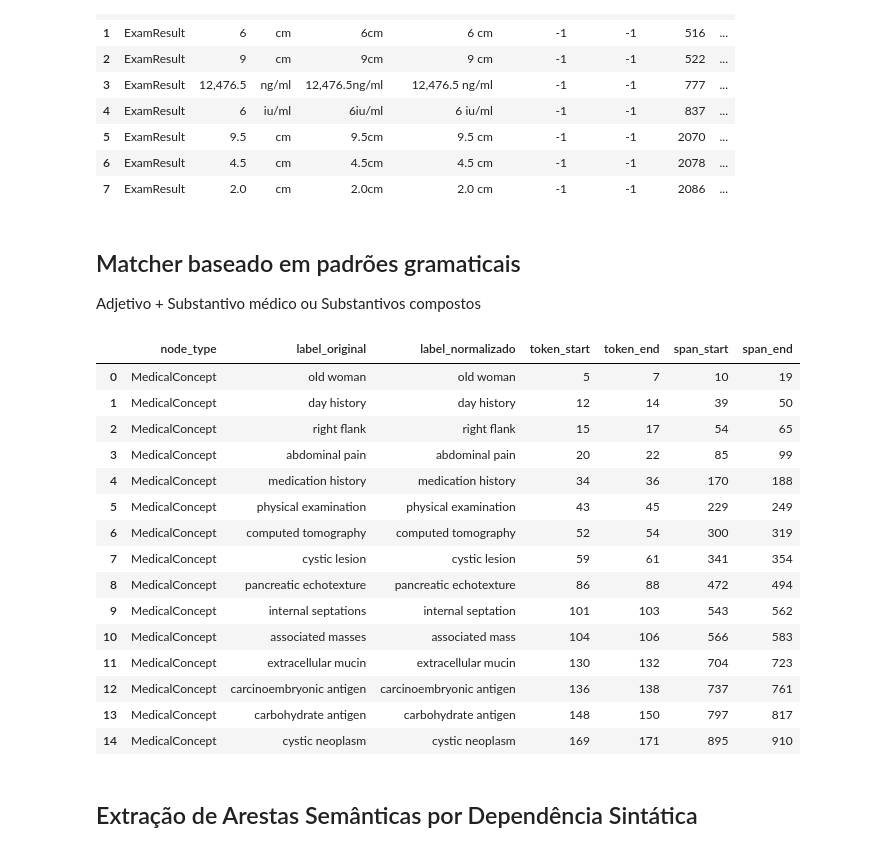
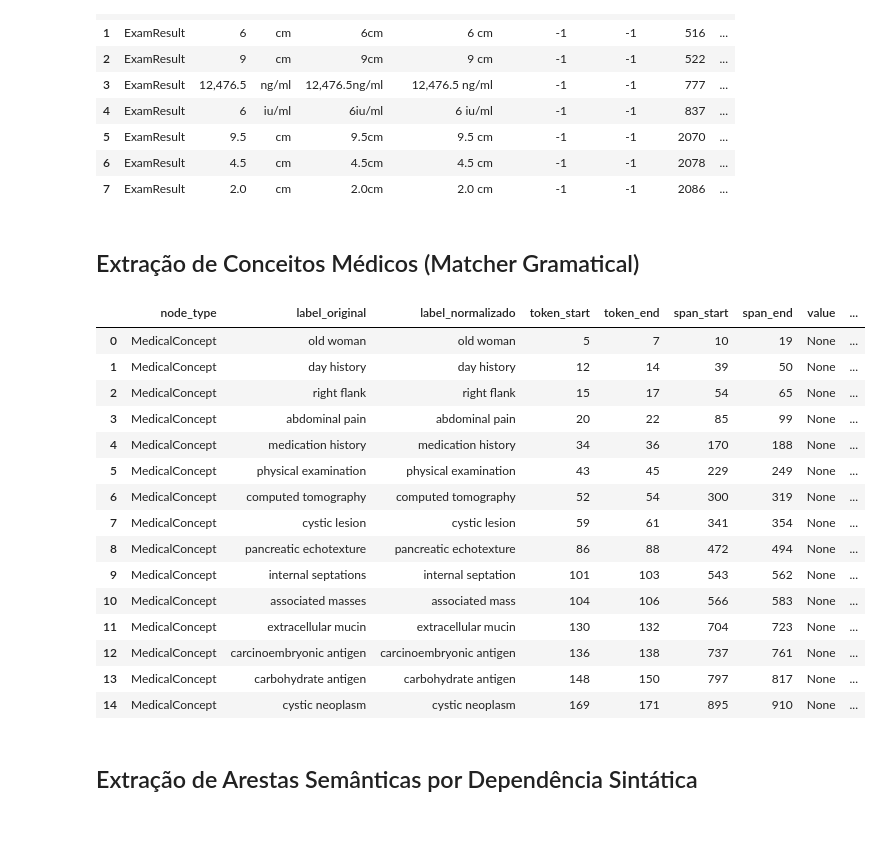
Before and after one commit to jpfrare/MC896-NLP, a Jupyter notebook: project1/pipelines/notebooks/processing.ipynb, the cells around one changed output. Saved outputs shown, nothing was run; the diff lists cells and outputs as text; code cells hidden in the pictures.

```diff
--- a/project1/pipelines/notebooks/processing.ipynb
+++ b/project1/pipelines/notebooks/processing.ipynb
@@ -7,6 +7,16 @@ import re
 from pathlib import Path
 from spacy.matcher import Matcher
 
+# Carregamento direto dos arquivos
 ROOT = Path('../../data/raw')
-data = ROOT / 'cases.csv'
-metadata = ROOT / 'metadata.csv'
+data = pd.read_csv(ROOT / 'cases.csv')
+metadata = pd.read_csv(ROOT / 'metadata.csv')
+
+# Merge e seleção do primeiro texto clínico
+full_data = pd.merge(data, metadata)
+full_data = full_data[['case_text', 'gender', 'case_id', 'major_mesh_terms', 'mesh_terms']]
+text = full_data['case_text'][0]
+
+# Inicialização do spaCy
+nlp = spacy.load('en_core_web_sm')
+processed_text = nlp(text)
@@ -110,49 +55,46 @@ Resultados de Exames Extraídos:
 | 6 | ExamResult | 4.5 | cm | 4.5cm | 4.5 cm | -1 | -1 | 2078 | ... |
 | 7 | ExamResult | 2.0 | cm | 2.0cm | 2.0 cm | -1 | -1 | 2086 | ... |
 # %% [markdown]
-## Matcher baseado em padrões gramaticais
-Adjetivo + Substantivo médico ou Substantivos compostos
+## Extração de Conceitos Médicos (Matcher Gramatical)
 # %%
 matcher = Matcher(nlp.vocab)
-
 pattern_clinical = [{"POS": {"IN": ["ADJ", "NOUN"]}}, {"POS": "NOUN"}]
 matcher.add("CLINICAL_TERM", [pattern_clinical])
 
-matches = matcher(processed_text)
-extracted_entities = []
-
-for match_id, start, end in matches:
-    span = processed_text[start:end]
-    extracted_entities.append({
+extracted_entities = [
+    {
         'node_type': 'MedicalConcept',
-        'label_original': span.text,
-        'label_normalizado': span.lemma_, # Lematização para unificar plural/singular
+        'label_original': processed_text[start:end].text,
+        'label_normalizado': processed_text[start:end].lemma_,
         'token_start': start,
         'token_end': end,
-        'span_start': span.start_char,
-        'span_end': span.end_char
-    })
+        'span_start': processed_text[start:end].start_char,
+        'span_end': processed_text[start:end].end_char,
+        'value': None,
+        'unit': None
+    }
+    for _, start, end in matcher(processed_text)
+]
 
 nodes_df = pd.DataFrame(extracted_entities).drop_duplicates(subset=['label_normalizado']).reset_index(drop=True)
-
 display(nodes_df.head(15))
 # %% [output]
-|  | node_type | label_original | label_normalizado | token_start | token_end | span_start | span_end |
-| 0 | MedicalConcept | old woman | old woman | 5 | 7 | 10 | 19 |
-| 1 | MedicalConcept | day history | day history | 12 | 14 | 39 | 50 |
-| 2 | MedicalConcept | right flank | right flank | 15 | 17 | 54 | 65 |
-| 3 | MedicalConcept | abdominal pain | abdominal pain | 20 | 22 | 85 | 99 |
-| 4 | MedicalConcept | medication history | medication history | 34 | 36 | 170 | 188 |
-| 5 | MedicalConcept | physical examination | physical examination | 43 | 45 | 229 | 249 |
-| 6 | MedicalConcept | computed tomography | computed tomography | 52 | 54 | 300 | 319 |
-| 7 | MedicalConcept | cystic lesion | cystic lesion | 59 | 61 | 341 | 354 |
-| 8 | MedicalConcept | pancreatic echotexture | pancreatic echotexture | 86 | 88 | 472 | 494 |
-| 9 | MedicalConcept | internal septations | internal septation | 101 | 103 | 543 | 562 |
-| 10 | MedicalConcept | associated masses | associated mass | 104 | 106 | 566 | 583 |
-| 11 | MedicalConcept | extracellular mucin | extracellular mucin | 130 | 132 | 704 | 723 |
-| 12 | MedicalConcept | carcinoembryonic antigen | carcinoembryonic antigen | 136 | 138 | 737 | 761 |
-| 13 | MedicalConcept | carbohydrate antigen | carbohydrate antigen | 148 | 150 | 797 | 817 |
-| 14 | MedicalConcept | cystic neoplasm | cystic neoplasm | 169 | 171 | 895 | 910 |
+|  | node_type | label_original | label_normalizado | token_start | token_end | span_start | span_end | value | ... |
+| 0 | MedicalConcept | old woman | old woman | 5 | 7 | 10 | 19 | None | ... |
+| 1 | MedicalConcept | day history | day history | 12 | 14 | 39 | 50 | None | ... |
+| 2 | MedicalConcept | right flank | right flank | 15 | 17 | 54 | 65 | None | ... |
+| 3 | MedicalConcept | abdominal pain | abdominal pain | 20 | 22 | 85 | 99 | None | ... |
+| 4 | MedicalConcept | medication history | medication history | 34 | 36 | 170 | 188 | None | ... |
+| 5 | MedicalConcept | physical examination | physical examination | 43 | 45 | 229 | 249 | None | ... |
+| 6 | MedicalConcept | computed tomography | computed tomography | 52 | 54 | 300 | 319 | None | ... |
+| 7 | MedicalConcept | cystic lesion | cystic lesion | 59 | 61 | 341 | 354 | None | ... |
+| 8 | MedicalConcept | pancreatic echotexture | pancreatic echotexture | 86 | 88 | 472 | 494 | None | ... |
+| 9 | MedicalConcept | internal septations | internal septation | 101 | 103 | 543 | 562 | None | ... |
+| 10 | MedicalConcept | associated masses | associated mass | 104 | 106 | 566 | 583 | None | ... |
+| 11 | MedicalConcept | extracellular mucin | extracellular mucin | 130 | 132 | 704 | 723 | None | ... |
+| 12 | MedicalConcept | carcinoembryonic antigen | carcinoembryonic antigen | 136 | 138 | 737 | 761 | None | ... |
+| 13 | MedicalConcept | carbohydrate antigen | carbohydrate antigen | 148 | 150 | 797 | 817 | None | ... |
+| 14 | MedicalConcept | cystic neoplasm | cystic neoplasm | 169 | 171 | 895 | 910 | None | ... |
 # %% [markdown]
 ## Extração de Arestas Semânticas por Dependência Sintática
 # %%
```
Also changed, not shown: parts of 14 cells of this notebook.
